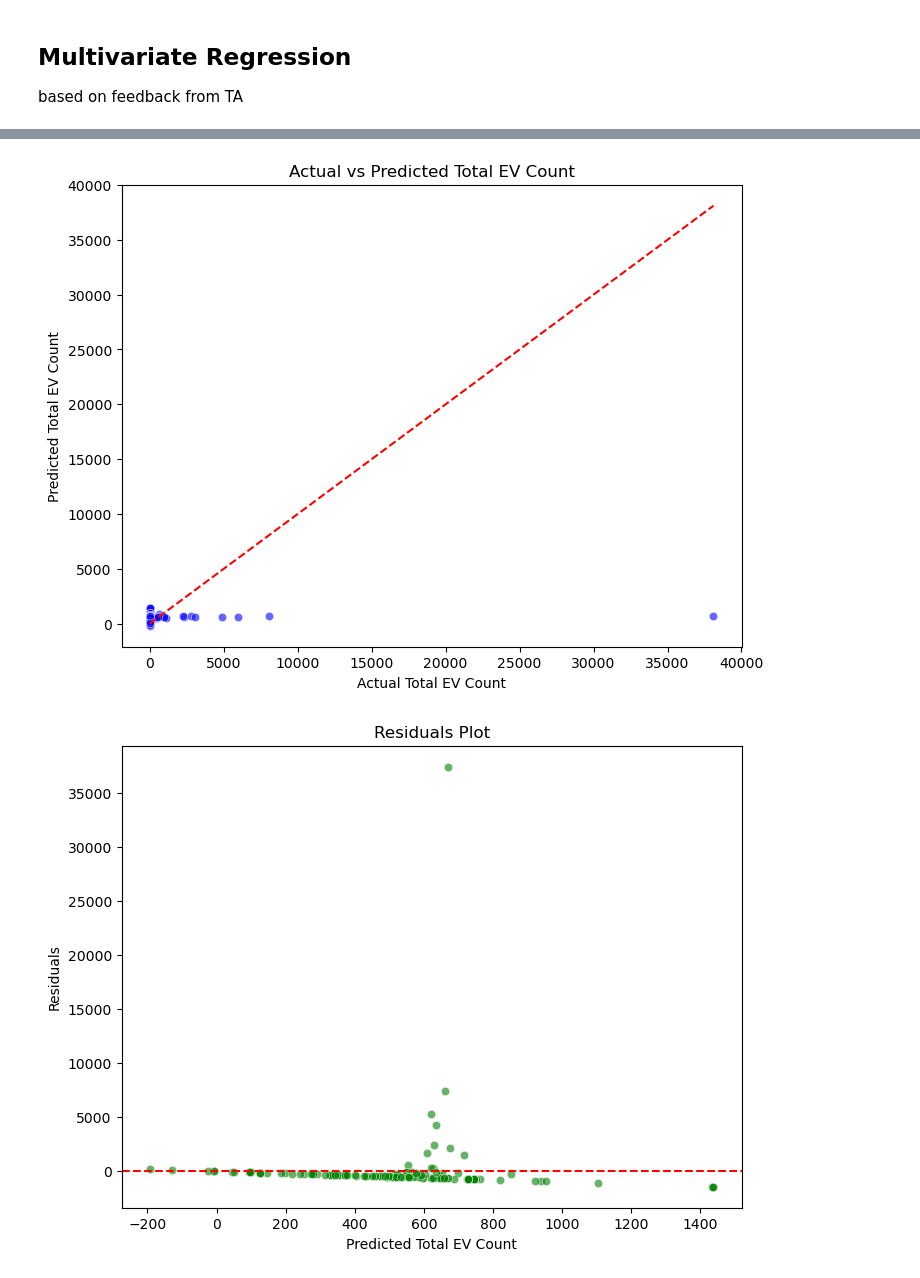
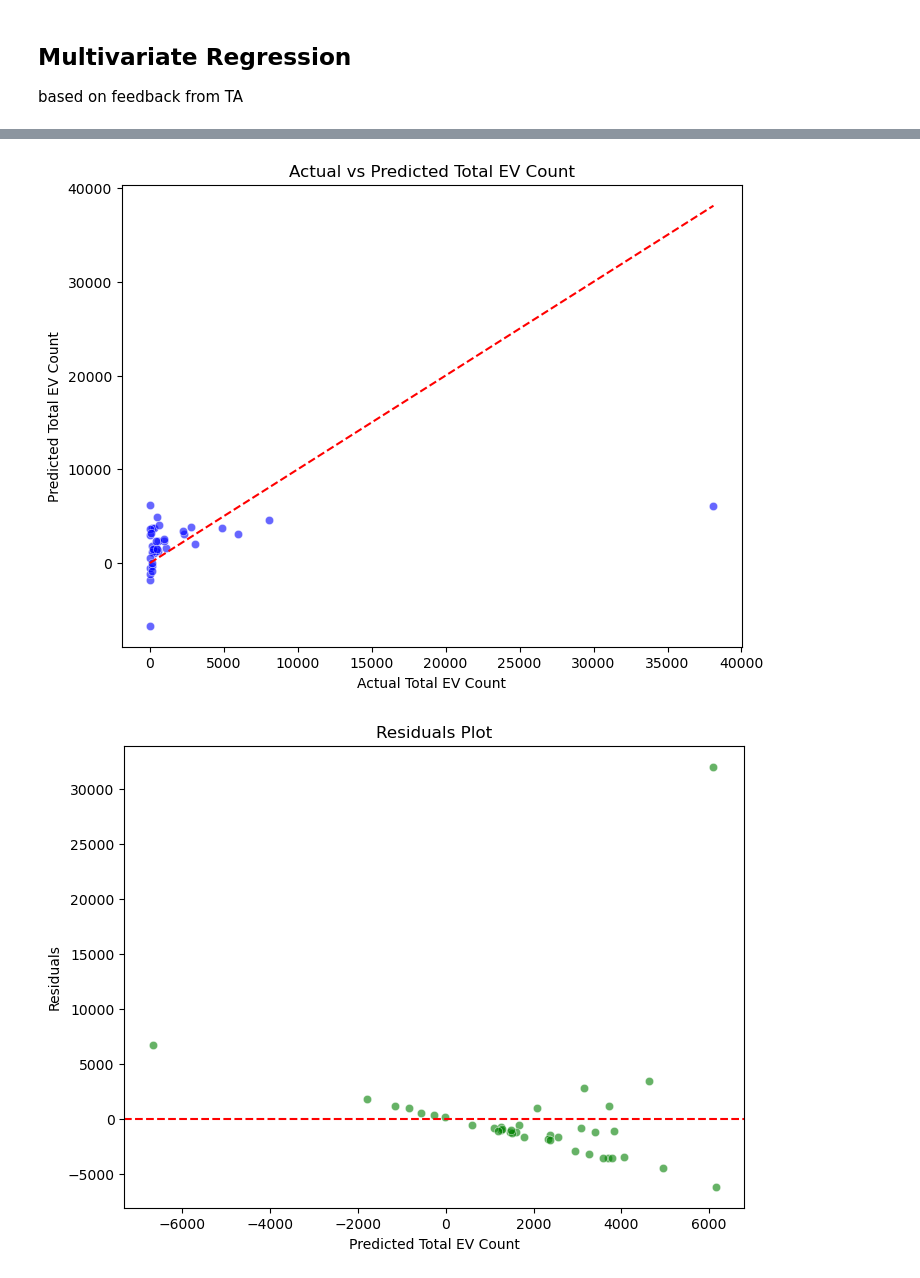
Before and after one commit to vivianzhou1288/info2950-final, a Jupyter notebook: Phase4.ipynb, the cells around one changed output, grey strips where cells are left out. Drawn from its saved outputs; the diff is of its cells as text; code cells hidden in the pictures.

```diff
--- a/Phase4.ipynb
+++ b/Phase4.ipynb
@@ -88,7 +87,7 @@ ev_density_by_county.head()
 # %%
 # Remove rows where BEV Proportion or Total EV Count is zero or null (to avoid issues in regression)
-ev_density_by_county = ev_density_by_county.dropna(subset=["BEV Proportion", "Total EV Count"])
-ev_density_by_county = ev_density_by_county[ev_density_by_county["Total EV Count"] > 0]
+ev_density_by_county = aggregated_df.dropna(subset=["BEV Proportion", "Total EV Count"])
+ev_density_by_county = aggregated_df[aggregated_df["Total EV Count"] > 0]
 
 # Define independent variable (BEV Proportion) and dependent variable (Total EV Count)
 X = ev_density_by_county["BEV Proportion"]
@@ -138,6 +137,6 @@ Notes:
 # %%
 # Filter for non-null data
 filtered_df = aggregated_df.dropna(subset=["Average Income", "Population"]).copy()
-filtered_df["EVs per 1000"] = (filtered_df["EV Count"] / filtered_df["Population"]) * 1000
+filtered_df["EVs per 1000"] = (filtered_df["Total EV Count"] / filtered_df["Population"]) * 1000
 filtered_df.head()
 # %% [output]
@@ -150,7 +149,7 @@ filtered_df.head()
 # %%
 # Linear regression
 X = filtered_df["Average Income"].values.reshape(-1,1)
-y = filtered_df["EV Count"].values
+y = filtered_df["Total EV Count"].values
 
 model = LinearRegression()
 model.fit(X, y)
@@ -238,16 +205,16 @@ print(merged_df.head())
 # %%
-merged_df_clean = merged_df.dropna()
+# aggregated_df = aggregated_df.dropna()
 
 # Define the predictors (independent variables)
-X = merged_df_clean[["BEV Proportion", "Average Model Year", "Average Electric Range"]]
+X = aggregated_df[["BEV Proportion", "Average Model Year", "Average Electric Range"]]
 
 # Add a constant to the model (intercept term)
 X = sm.add_constant(X)
 
 # Define the target (dependent variable)
-y = merged_df_clean["Total EV Count"]
+y = aggregated_df["Total EV Count"]
 
-Fit the multivariate regression model
+# Fit the multivariate regression model
 model = sm.OLS(y, X).fit()
 
 print(model.summary())
@@ -271,28 +238,28 @@ Notes:
 strong multicollinearity or other numerical problems.
 # %%
-Generate the predictions (fitted values)
-merged_df_clean['Predicted EV Count'] = model.predict(X)
+# Generate the predictions (fitted values)
+aggregated_df['Predicted EV Count'] = model.predict(X)
 
 # Plot the actual vs predicted EV count
 plt.figure(figsize=(8, 6))
-sns.scatterplot(x=merged_df_clean['Total EV Count'], y=merged_df_clean['Predicted EV Count'], color='blue', alpha=0.6)
-plt.plot([merged_df_clean['Total EV Count'].min(), merged_df_clean['Total EV Count'].max()],
-         [merged_df_clean['Total EV Count'].min(), merged_df_clean['Total EV Count'].max()],
+sns.scatterplot(x=aggregated_df['Total EV Count'], y=aggregated_df['Predicted EV Count'], color='blue', alpha=0.6)
+plt.plot([aggregated_df['Total EV Count'].min(), aggregated_df['Total EV Count'].max()],
+         [aggregated_df['Total EV Count'].min(), aggregated_df['Total EV Count'].max()],
          color='red', linestyle='--')  # Line of perfect prediction
 plt.title('Actual vs Predicted Total EV Count')
 plt.xlabel('Actual Total EV Count')
 plt.ylabel('Predicted Total EV Count')
 plt.show()
 
 # Residuals Plot
-merged_df_clean['Residuals'] = merged_df_clean['Total EV Count'] - merged_df_clean['Predicted EV Count']
+aggregated_df['Residuals'] = aggregated_df['Total EV Count'] - aggregated_df['Predicted EV Count']
 plt.figure(figsize=(8, 6))
-sns.scatterplot(x=merged_df_clean['Predicted EV Count'], y=merged_df_clean['Residuals'], color='green', alpha=0.6)
+sns.scatterplot(x=aggregated_df['Predicted EV Count'], y=aggregated_df['Residuals'], color='green', alpha=0.6)
 plt.axhline(0, color='red', linestyle='--')
 plt.title('Residuals Plot')
 plt.xlabel('Predicted Total EV Count')
 plt.ylabel('Residuals')
 plt.show()
 # %% [output]
-[figure, old version]
+[figure, new version]
-[figure, old version]
+[figure, new version]
```
Also changed, not shown: parts of 8 cells of this notebook.
